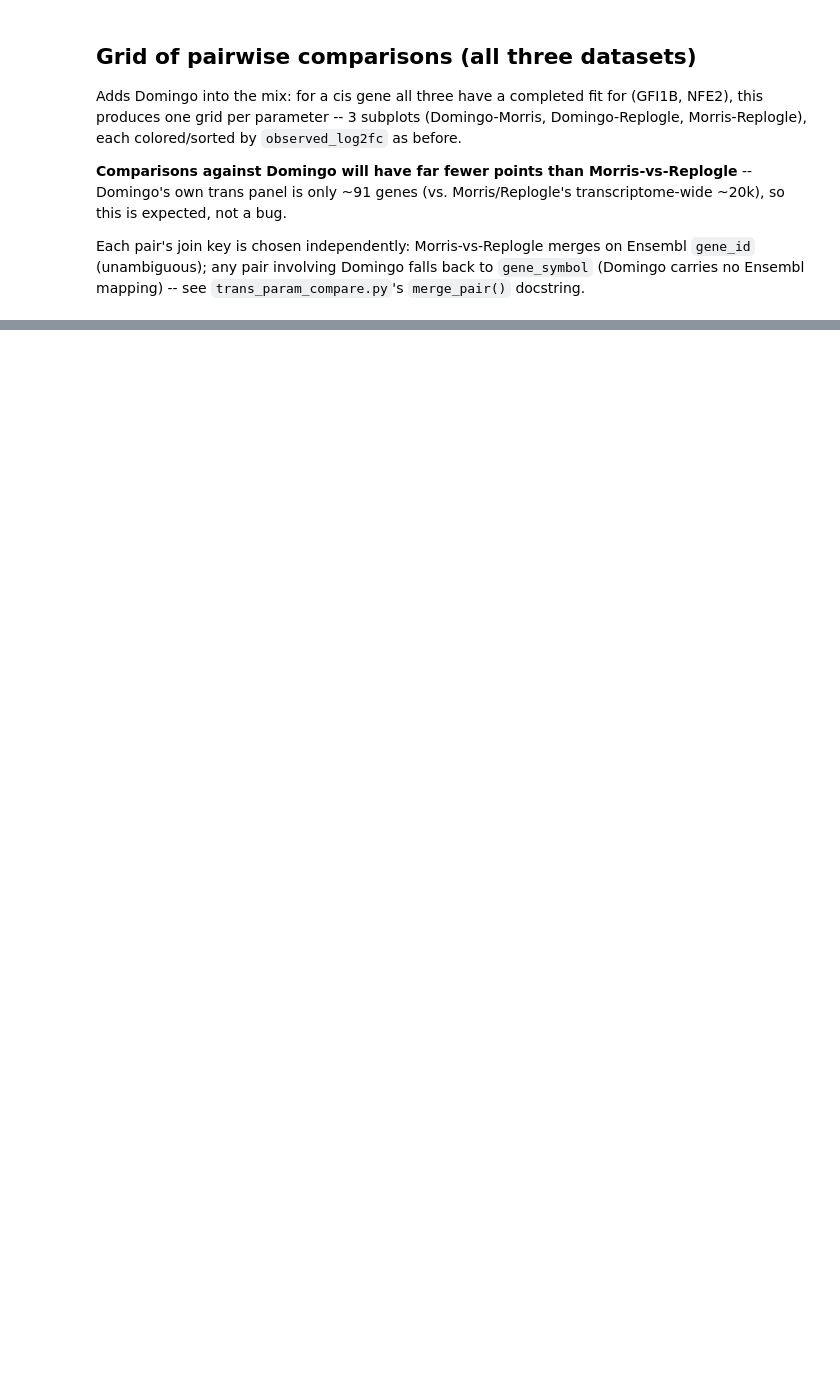
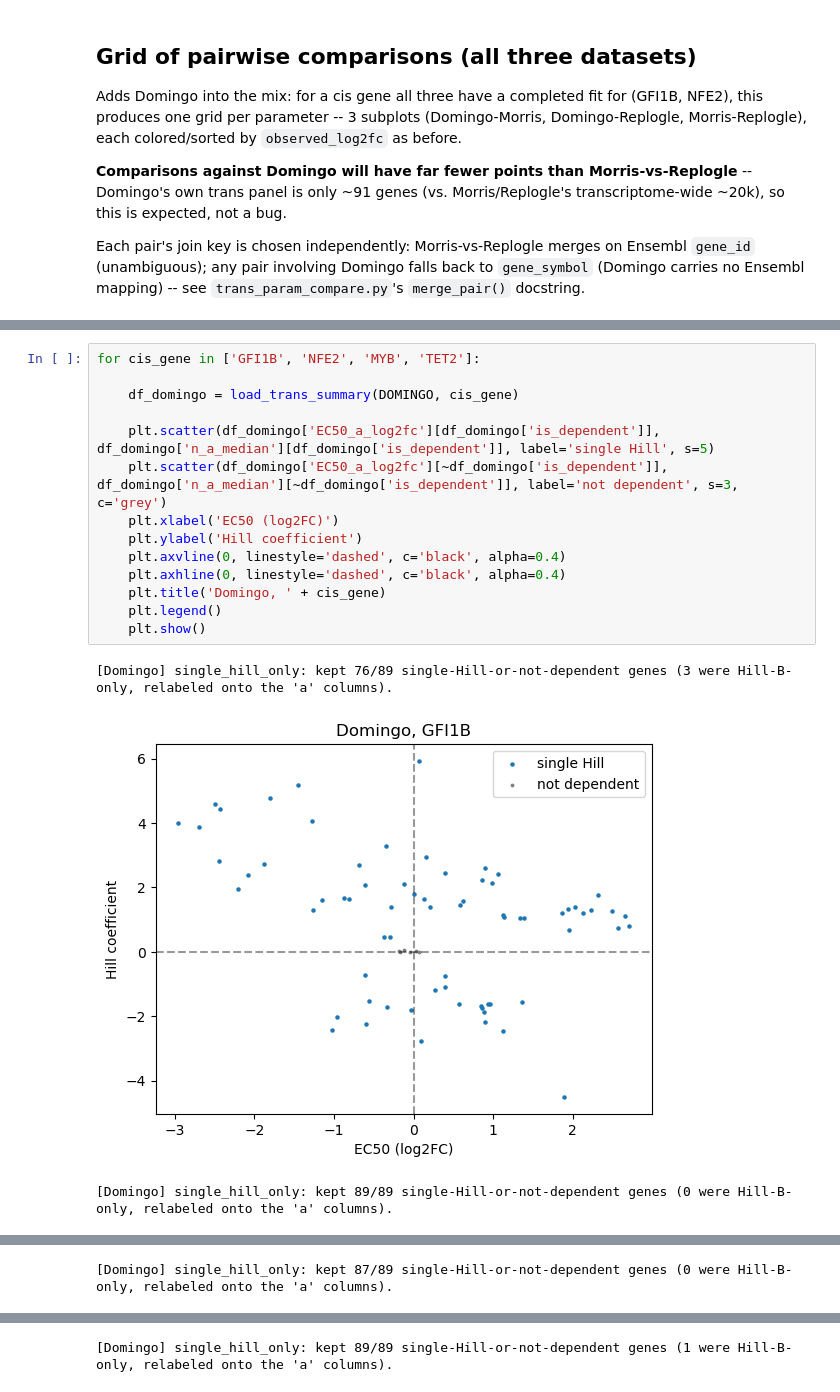
Before and after one commit to leahrosen/bayesDREAM, a Jupyter notebook: comparative/notebooks/trans_param_comparison.ipynb, the cells around one changed output, grey strips where cells are left out. Drawn from its saved outputs; the diff is of its cells as text; blank space fills up the shorter version.

```diff
--- a/comparative/notebooks/trans_param_comparison.ipynb
+++ b/comparative/notebooks/trans_param_comparison.ipynb
@@ -335,0 +237,18 @@ time: 43.8 s (started: 2026-09-07 11:43:28 +02:00)
+# %%
+for cis_gene in ['GFI1B', 'NFE2', 'MYB', 'TET2']:
+
+    df_domingo = load_trans_summary(DOMINGO, cis_gene)
+
+    plt.scatter(df_domingo['EC50_a_log2fc'][df_domingo['is_dependent']], df_domingo['n_a_median'][df_domingo['is_dependent']], label='single Hill', s=5)
+    plt.scatter(df_domingo['EC50_a_log2fc'][~df_domingo['is_dependent']], df_domingo['n_a_median'][~df_domingo['is_dependent']], label='not dependent', s=3, c='grey')
+    plt.xlabel('EC50 (log2FC)')
+    plt.ylabel('Hill coefficient')
+    plt.axvline(0, linestyle='dashed', c='black', alpha=0.4)
+    plt.axhline(0, linestyle='dashed', c='black', alpha=0.4)
+    plt.title('Domingo, ' + cis_gene)
+    plt.legend()
+    plt.show()
+# %% [output]
+[Domingo] single_hill_only: kept 76/89 single-Hill-or-not-dependent genes (3 were Hill-B-only, relabeled onto the 'a' columns).
+[figure, added]
+[Domingo] single_hill_only: kept 89/89 single-Hill-or-not-dependent genes (0 were Hill-B-only, relabeled onto the 'a' columns).
@@ -335,0 +256 @@ time: 43.8 s (started: 2026-09-07 11:43:28 +02:00)
+[Domingo] single_hill_only: kept 87/89 single-Hill-or-not-dependent genes (0 were Hill-B-only, relabeled onto the 'a' columns).
@@ -335,0 +258 @@ time: 43.8 s (started: 2026-09-07 11:43:28 +02:00)
+[Domingo] single_hill_only: kept 89/89 single-Hill-or-not-dependent genes (1 were Hill-B-only, relabeled onto the 'a' columns).
```
Also changed, not shown: parts of 23 cells of this notebook.
